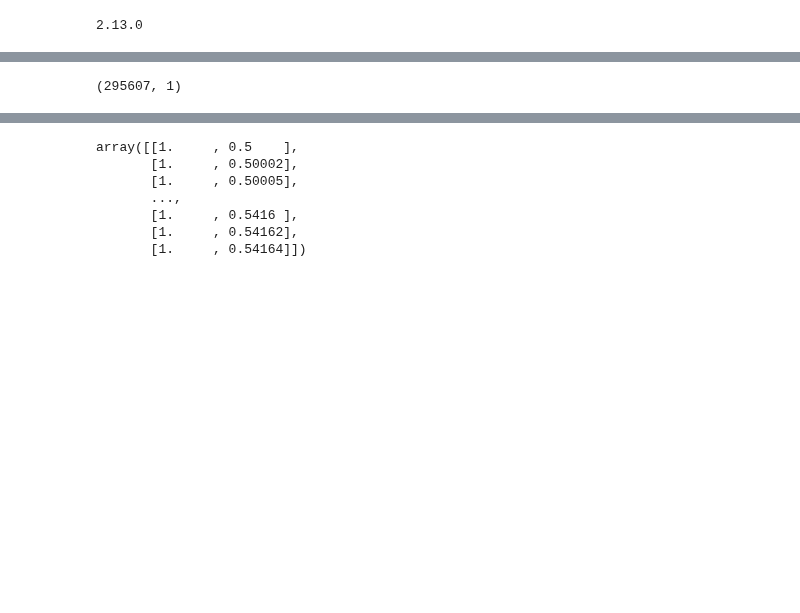
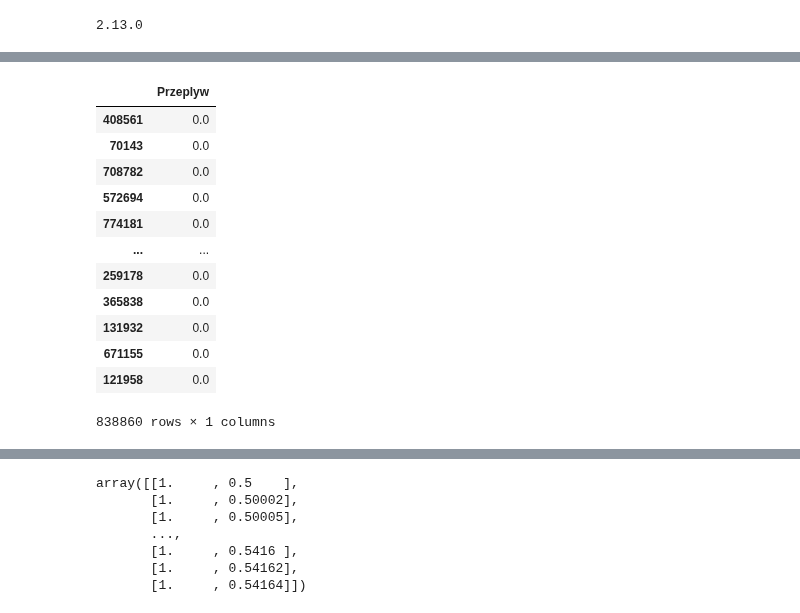
Before and after one commit to KulsonKula/Analiza-i-modelowanie-procesow-zwiazanych-z-systemem-centralnego-ogrzewania, a Jupyter notebook: kod.IPYNB, the cells around one changed output, grey strips where cells are left out. Cells and saved outputs as stored; diff of their text form; code cells hidden in the pictures; blank space fills up the shorter version.

```diff
--- a/kod.IPYNB
+++ b/kod.IPYNB
@@ -41,6 +32,25 @@ train_czas=x_train.drop(columns="dzien_tygodnia")
-# %%
-train_czas.shape
-# %% [output]
-(295607, 1)
+# %%
+dataset=dataset.drop(columns="Pora_roku")
+x=dataset.drop(columns="Przeplyw")
+y=dataset.drop(columns="Dzien_tygodnia")
+y=y.drop(columns="Czas_dnia")
+
+x_train, x_test, y_train, y_test = train_test_split(x, y, test_size=0.2, random_state=42)
+# %%
+y_train
+# %% [output]
+|  | Przeplyw |
+| 408561 | 0.0 |
+| 70143 | 0.0 |
+| 708782 | 0.0 |
+| 572694 | 0.0 |
+| 774181 | 0.0 |
+| ... | ... |
+| 259178 | 0.0 |
+| 365838 | 0.0 |
+| 131932 | 0.0 |
+| 671155 | 0.0 |
+| 121958 | 0.0 |
+838860 rows × 1 columns
 # %%
 model = tf.keras.models.Sequential([
```
Also changed, not shown: parts of 9 cells of this notebook, 3 other files.
